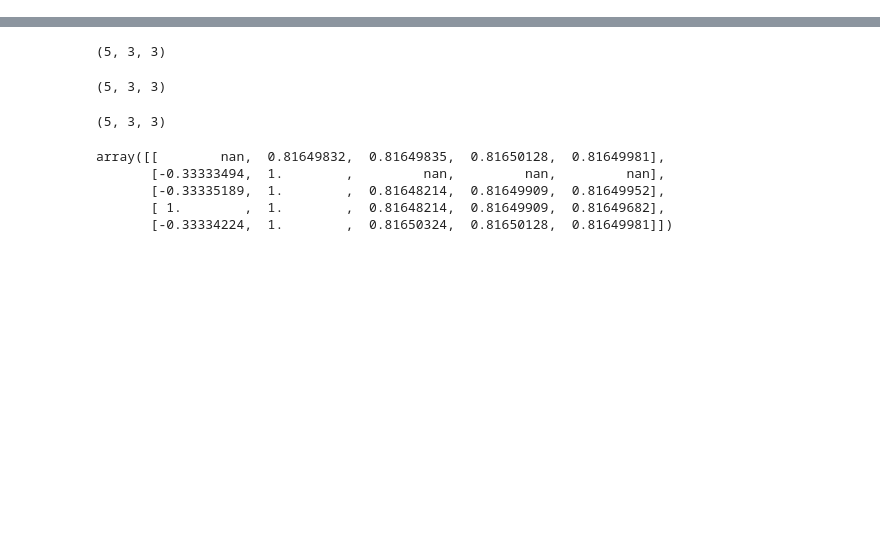
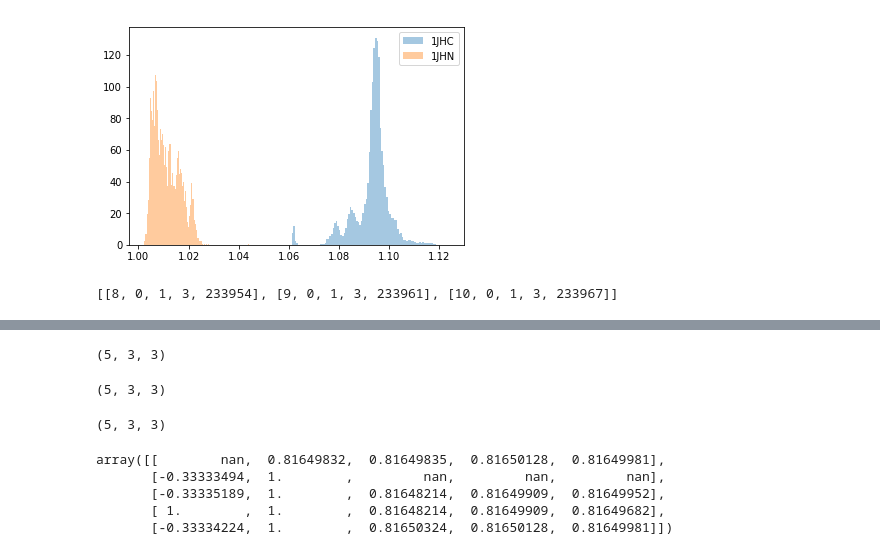
Before and after one commit to Rio114/kaggle, a Jupyter notebook: champs/dev_util.ipynb, the cells around one changed output, grey strips where cells are left out. Saved outputs shown, nothing was run; the diff lists cells and outputs as text; code cells hidden in the pictures; blank space fills up the shorter version.

```diff
--- a/champs/dev_util.ipynb
+++ b/champs/dev_util.ipynb
@@ -3,0 +95,3 @@ import pandas as pd
+# %%
+m = mols[0]
+df_idx.loc[m]
@@ -3,0 +174,3 @@ import pandas as pd
+# %%
+def pickup_neighbors(i, neighbors):
+    return neighbors[i]
@@ -3,0 +277,10 @@ import pandas as pd
+# %%
+start = time.time()
+df_1JHC = pd.DataFrame()
+
+for m in mols[:100]:
+    df_1JHC_temp = gen_df_1JHC(df_idx, df_structures_idx, m)
+    df_1JHC = pd.concat([df_1JHC, df_1JHC_temp], axis=0)
+
+elapsed_time = time.time() - start
+print ("elapsed_time:{0}".format(elapsed_time) + "[sec]")
@@ -123,0 +384,25 @@ base_tile.shape
+# %%
+dist_arr_1JHC = np.zeros(0)
+for m in mols[:5000]:
+    dist_mat = get_dist_matrix(df_structures_idx, m)
+    if type(df_idx.loc[m]) ==  pd.Series:
+        continue
+    idx  = df_idx.loc[m].query('type == "1JHC"')[['atom_index_0', 'atom_index_1']].values
+    for i in idx:
+        dist_arr_1JHC = np.hstack([dist_arr_1JHC, dist_mat[i[0], i[1]]])
+
+dist_arr_1JHN = np.zeros(0)
+for m in mols[:5000]:
+    dist_mat = get_dist_matrix(df_structures_idx, m)
+    if type(df_idx.loc[m]) ==  pd.Series:
+        continue
+    idx  = df_idx.loc[m].query('type == "1JHN"')[['atom_index_0', 'atom_index_1']].values
+    for i in idx:
+        dist_arr_1JHN = np.hstack([dist_arr_1JHN, dist_mat[i[0], i[1]]])
+# %%
+sns.distplot(dist_arr_1JHC, bins=100, kde=False, norm_hist=True, label='1JHC')
+sns.distplot(dist_arr_1JHN, bins=100, kde=False, norm_hist=True, label='1JHN')
+plt.legend()
+plt.show()
+# %% [output]
+[figure, added]
@@ -123,0 +439,4 @@ base_tile.shape
+# %%
+gen_3JHN_list(df_idx, df_structures_idx, m)
+# %% [output]
+[[8, 0, 1, 3, 233954], [9, 0, 1, 3, 233961], [10, 0, 1, 3, 233967]]
```
Also changed, not shown: parts of 43 cells of this notebook, 16 other files.
